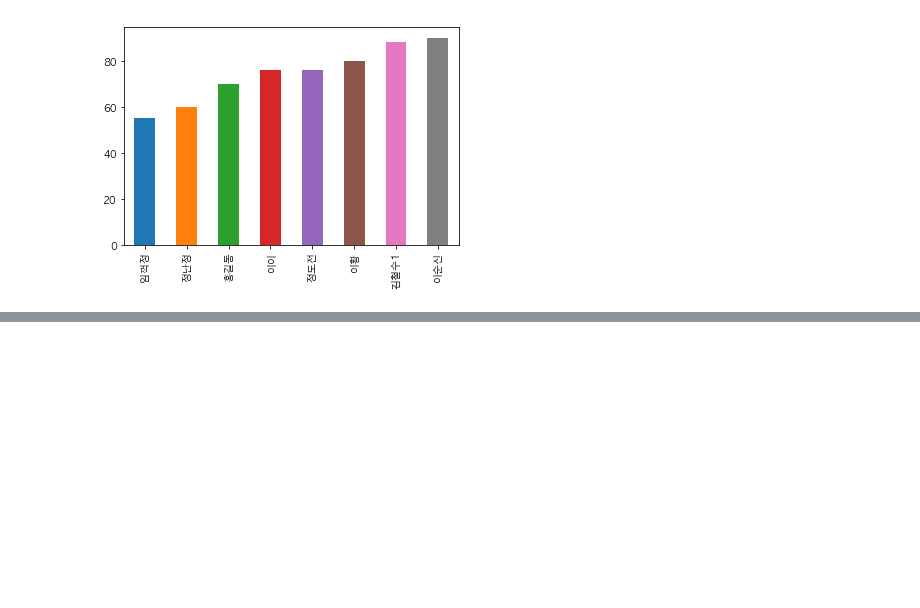
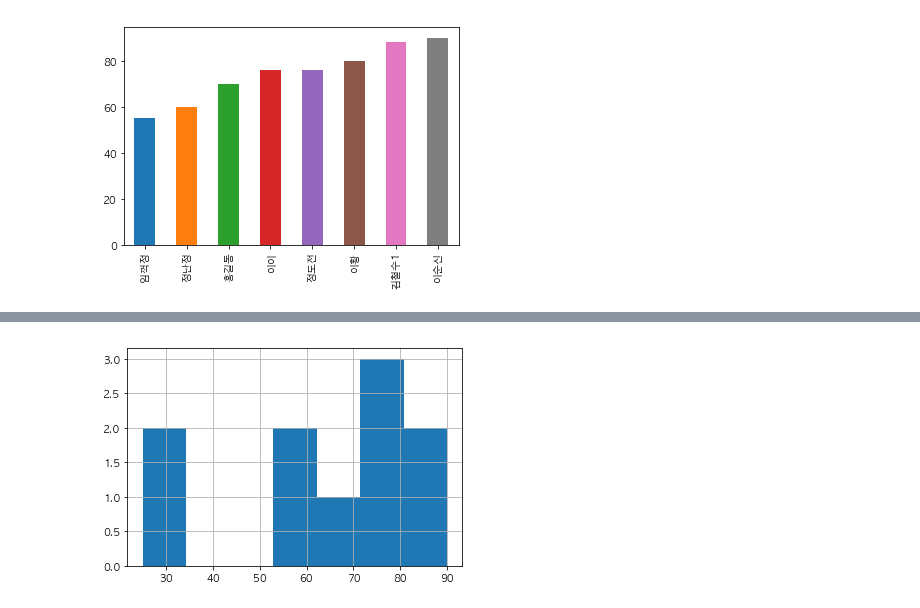
Before and after one commit to minsuk-sung/ssmc_python_using_bigdata, a Jupyter notebook: data_analysis/pythonTest/matplotlib_basic.ipynb, the cells around one changed output, grey strips where cells are left out. Drawn from its saved outputs; the diff is of its cells as text; code cells hidden in the pictures; blank space fills up the shorter version.

```diff
--- a/data_analysis/pythonTest/matplotlib_basic.ipynb
+++ b/data_analysis/pythonTest/matplotlib_basic.ipynb
@@ -178,0 +223,5 @@ plt.show()
+# %%
+sr.hist(bins = 7)
+plt.show()
+# %% [output]
+[figure, added]
```
Also changed, not shown: parts of 21 cells of this notebook, 1 other file.
